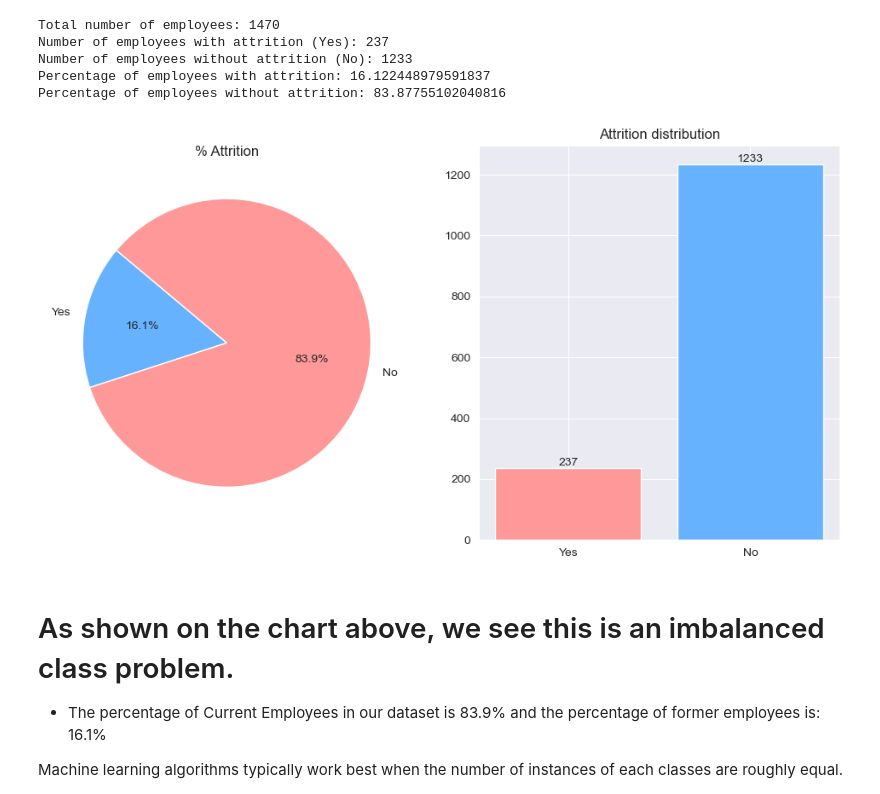
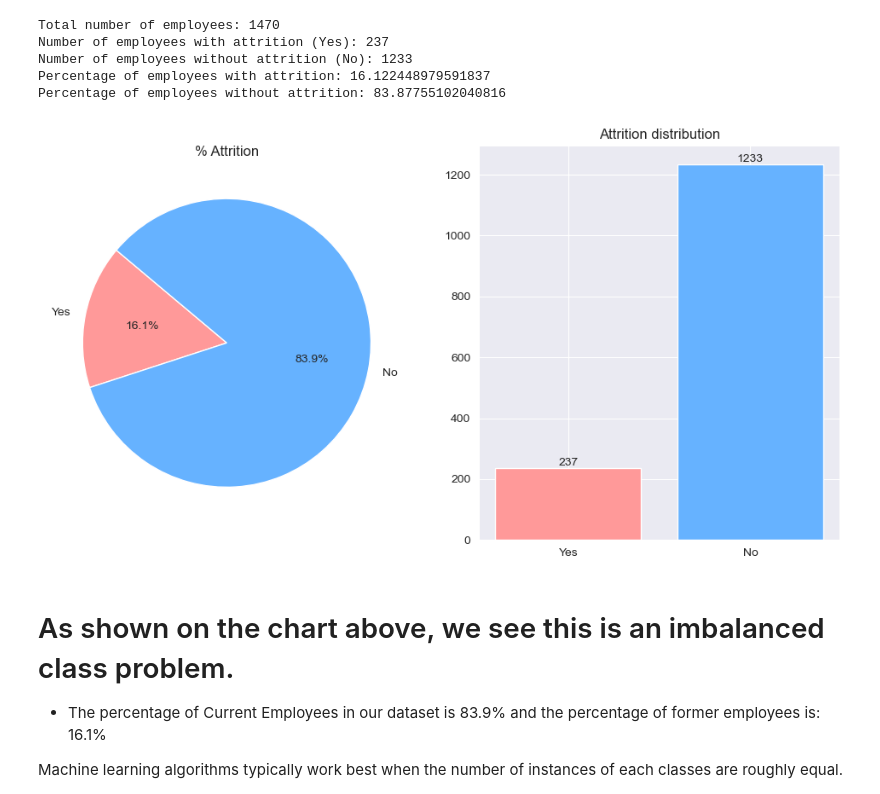
Before and after one commit to NoeliaOriola/Employee_Attrition, a Jupyter notebook: Employee_attrition_prediction.ipynb, the cells around one changed output. Saved outputs shown, nothing was run; the diff lists cells and outputs as text; code cells hidden in the pictures.

```diff
--- a/Employee_attrition_prediction.ipynb
+++ b/Employee_attrition_prediction.ipynb
@@ -298,31 +282,31 @@ Percentage of employees without attrition: 83.87755102040816
 # %%
 # Targeting the most important variable(feature); Attrition
 import matplotlib.pyplot as plt
 import seaborn as sns
 
-# Define the data for plotting
+
 attrition_labels = ['Yes', 'No']
 attrition_counts = [attrition_yes, attrition_no]
-pie_colors = ['#66B2FF', '#FF9999']  # Reversed colors for Yes and No
+pie_colors = ['#FF9999', '#66B2FF']  # Reversed colors for Yes and No
 bar_colors = ['#FF9999', '#66B2FF']  # Red for Yes, blue for No
 
-# Plotting
+
 fig, ax = plt.subplots(1, 2, figsize=(12, 6))
 
 # Plot 1: Pie chart for Attrition distribution
 ax[0].pie(attrition_counts, labels=attrition_labels, colors=pie_colors, autopct='%1.1f%%', startangle=140)
 ax[0].set_title("% Attrition")
 
 # Plot 2: Bar chart for Attrition distribution
 ax[1].bar(attrition_labels, attrition_counts, color=bar_colors)
 for bars in ax[1].containers:
     ax[1].bar_label(bars)
 
 ax[1].set_title("Attrition distribution")
 
 plt.show()
 # %% [output]
-[figure, old version]
+[figure, new version]
 # %% [markdown]
 # As shown on the chart above, we see this is an imbalanced class problem.
 
```
Also changed, not shown: parts of 41 cells of this notebook.
